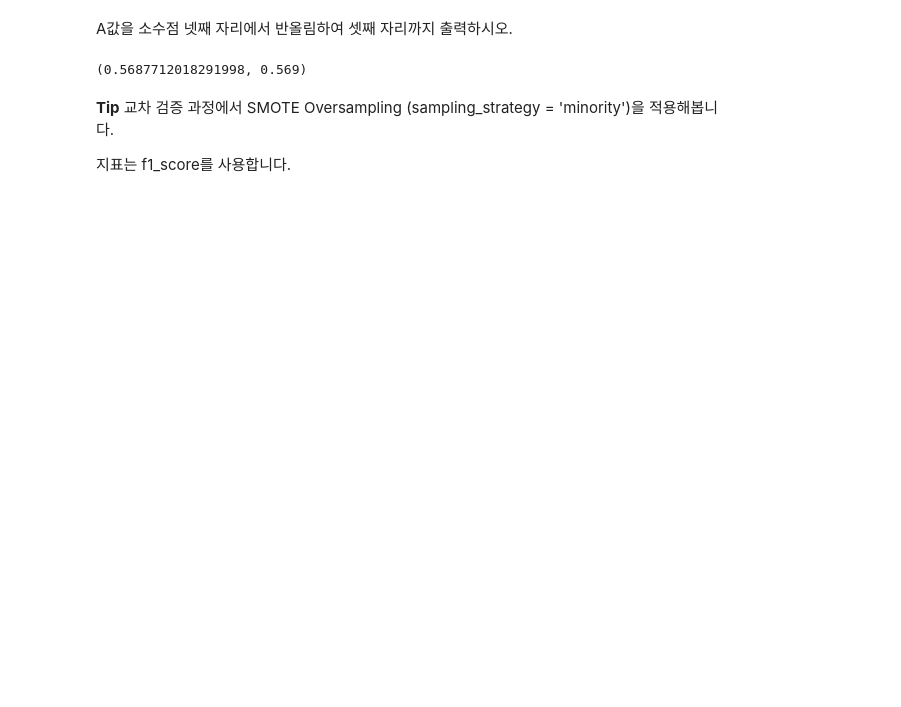
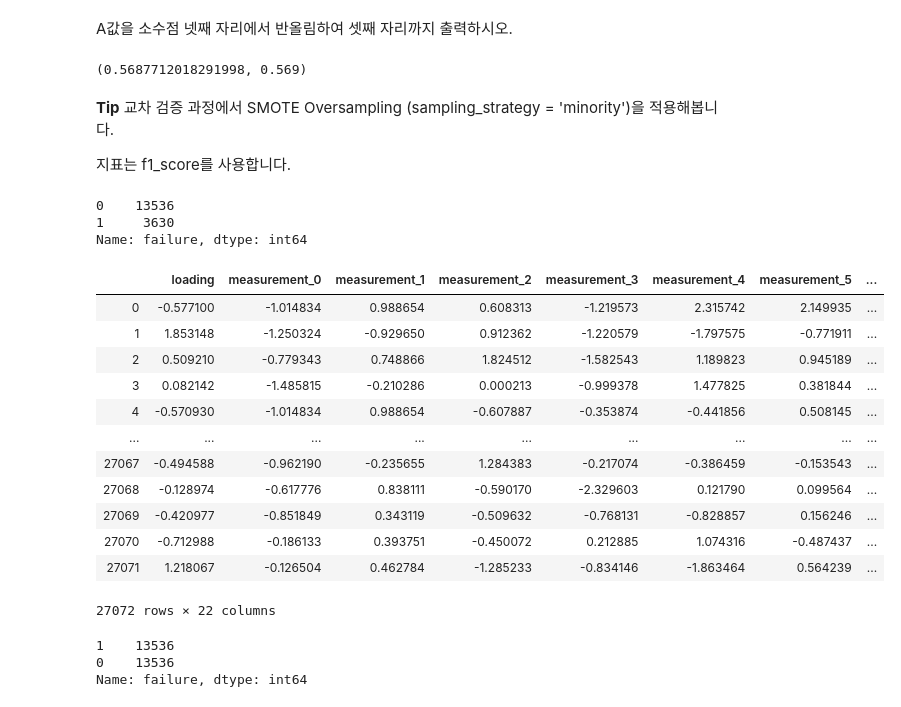
Before and after one commit to sunkusun9/DS_lv3_2605, a Jupyter notebook: sec_ds_lv3_prob1_prob.ipynb, the cells around one changed output. Saved outputs shown, nothing was run; the diff lists cells and outputs as text; code cells hidden in the pictures; blank space fills up the shorter version.

```diff
--- a/sec_ds_lv3_prob1_prob.ipynb
+++ b/sec_ds_lv3_prob1_prob.ipynb
@@ -2086,7 +2172,45 @@ A값을 소수점 넷째 자리에서 반올림하여 셋째 자리까지 출력
 A, round(A, 3)
 # %% [output]
 (0.5687712018291998, 0.569)
-# %% [markdown]
-**Tip** 교차 검증 과정에서 SMOTE Oversampling (sampling_strategy = 'minority')을 적용해봅니다.
-
-지표는 f1_score를 사용합니다.
+# %% [markdown]
+**Tip** 교차 검증 과정에서 SMOTE Oversampling (sampling_strategy = 'minority')을 적용해봅니다.
+
+지표는 f1_score를 사용합니다.
+# %%
+df_prob3_train['failure'].value_counts()
+# %% [output]
+0    13536
+1     3630
+Name: failure, dtype: int64
+# %%
+from imblearn.over_sampling import SMOTE
+smote = SMOTE(
+    sampling_strategy = 'minority' # 샘플링 대상 클래스를 지칭합니다, minority: 가장 저빈도 클래스
+)
+X_smote, y_smote = smote.fit_sample(df_prob3_train[X_gs], df_prob3_train['failure'])
+# %%
+# 기존 방법과 이식성이 좋도록 DataFrame으로 만듭니다.
+df_smote = pd.DataFrame(X_smote, columns = X_gs).assign(
+    failure = y_smote
+)
+df_smote
+# %% [output]
+|  | loading | measurement_0 | measurement_1 | measurement_2 | measurement_3 | measurement_4 | measurement_5 | ... |
+| 0 | -0.577100 | -1.014834 | 0.988654 | 0.608313 | -1.219573 | 2.315742 | 2.149935 | ... |
+| 1 | 1.853148 | -1.250324 | -0.929650 | 0.912362 | -1.220579 | -1.797575 | -0.771911 | ... |
+| 2 | 0.509210 | -0.779343 | 0.748866 | 1.824512 | -1.582543 | 1.189823 | 0.945189 | ... |
+| 3 | 0.082142 | -1.485815 | -0.210286 | 0.000213 | -0.999378 | 1.477825 | 0.381844 | ... |
+| 4 | -0.570930 | -1.014834 | 0.988654 | -0.607887 | -0.353874 | -0.441856 | 0.508145 | ... |
+| ... | ... | ... | ... | ... | ... | ... | ... | ... |
+| 27067 | -0.494588 | -0.962190 | -0.235655 | 1.284383 | -0.217074 | -0.386459 | -0.153543 | ... |
+| 27068 | -0.128974 | -0.617776 | 0.838111 | -0.590170 | -2.329603 | 0.121790 | 0.099564 | ... |
+| 27069 | -0.420977 | -0.851849 | 0.343119 | -0.509632 | -0.768131 | -0.828857 | 0.156246 | ... |
+| 27070 | -0.712988 | -0.186133 | 0.393751 | -0.450072 | 0.212885 | 1.074316 | -0.487437 | ... |
+| 27071 | 1.218067 | -0.126504 | 0.462784 | -1.285233 | -0.834146 | -1.863464 | 0.564239 | ... |
+27072 rows × 22 columns
+# %%
+df_smote['failure'].value_counts()
+# %% [output]
+1    13536
+0    13536
+Name: failure, dtype: int64
```
Also changed, not shown: parts of 67 cells of this notebook.
